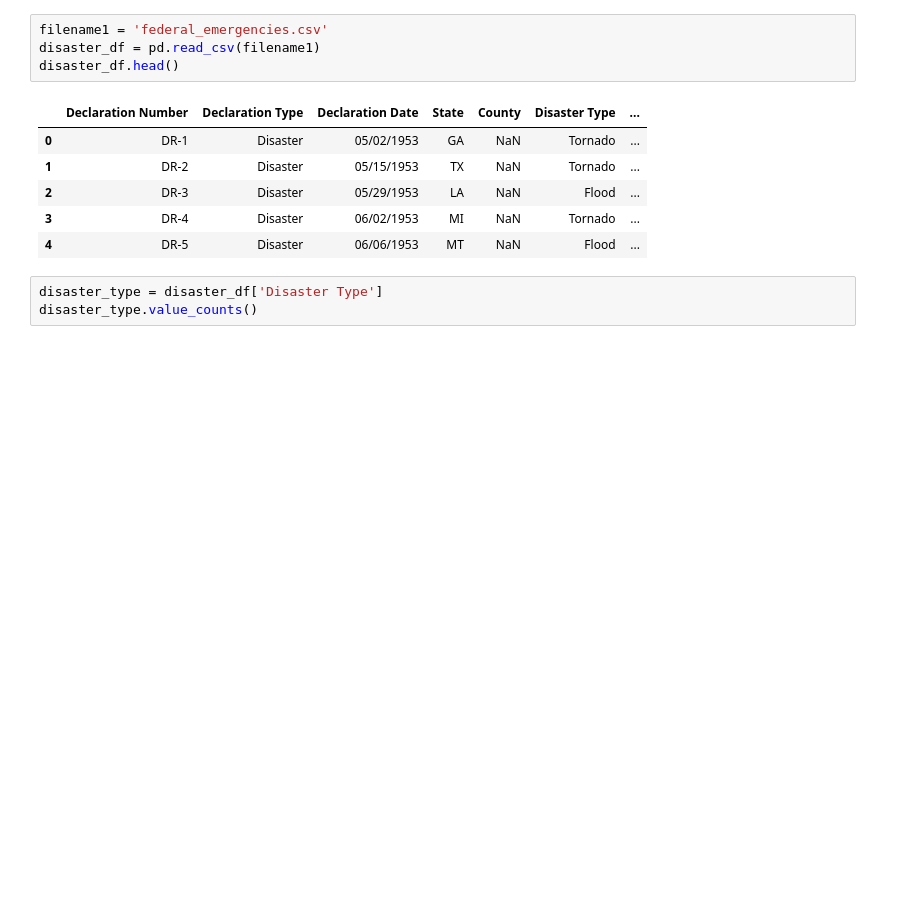
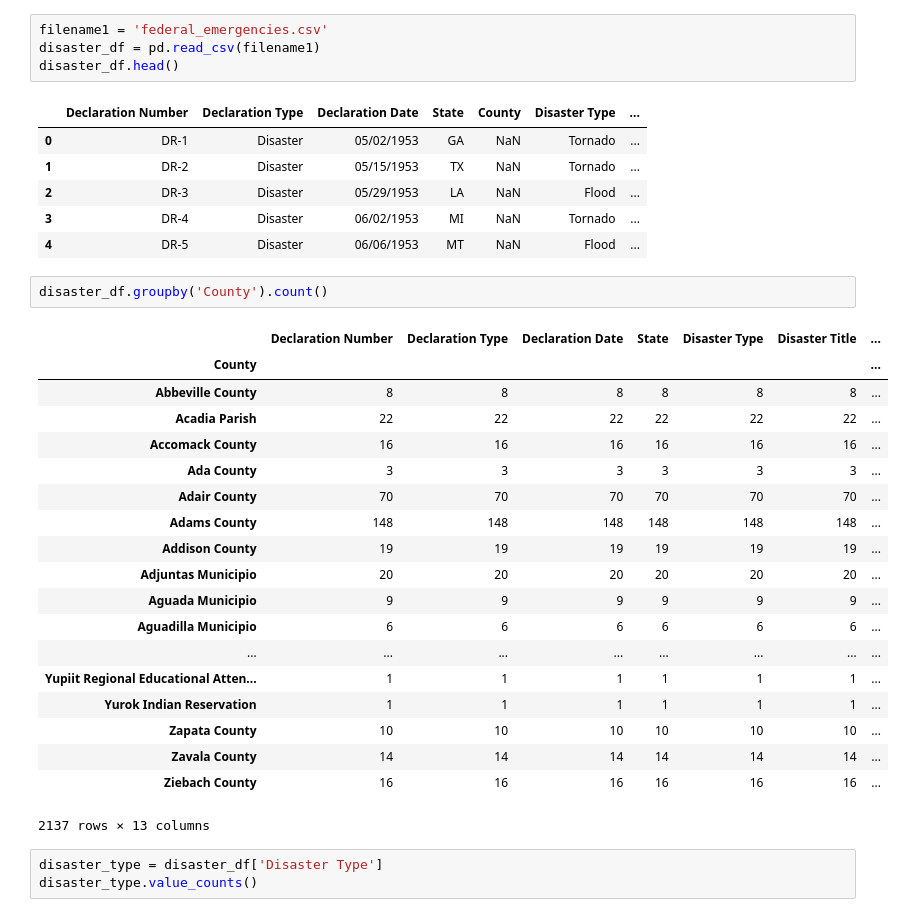
Before and after one commit to karahahn/Springboard_Capstone1, a Jupyter notebook: Exploring the Data.ipynb, the cells around one changed output. Saved outputs shown, nothing was run; the diff lists cells and outputs as text; blank space fills up the shorter version.

```diff
--- a/Exploring the Data.ipynb
+++ b/Exploring the Data.ipynb
@@ -175,6 +263,28 @@ disaster_df.head()
 | 2 | DR-3 | Disaster | 05/29/1953 | LA | NaN | Flood | ... |
 | 3 | DR-4 | Disaster | 06/02/1953 | MI | NaN | Tornado | ... |
 | 4 | DR-5 | Disaster | 06/06/1953 | MT | NaN | Flood | ... |
+# %%
+disaster_df.groupby('County').count()
+# %% [output]
+|  | Declaration Number | Declaration Type | Declaration Date | State | Disaster Type | Disaster Title | ... |
+| County |  |  |  |  |  |  | ... |
+| Abbeville County | 8 | 8 | 8 | 8 | 8 | 8 | ... |
+| Acadia Parish | 22 | 22 | 22 | 22 | 22 | 22 | ... |
+| Accomack County | 16 | 16 | 16 | 16 | 16 | 16 | ... |
+| Ada County | 3 | 3 | 3 | 3 | 3 | 3 | ... |
+| Adair County | 70 | 70 | 70 | 70 | 70 | 70 | ... |
+| Adams County | 148 | 148 | 148 | 148 | 148 | 148 | ... |
+| Addison County | 19 | 19 | 19 | 19 | 19 | 19 | ... |
+| Adjuntas Municipio | 20 | 20 | 20 | 20 | 20 | 20 | ... |
+| Aguada Municipio | 9 | 9 | 9 | 9 | 9 | 9 | ... |
+| Aguadilla Municipio | 6 | 6 | 6 | 6 | 6 | 6 | ... |
+| ... | ... | ... | ... | ... | ... | ... | ... |
+| Yupiit Regional Educational Atten... | 1 | 1 | 1 | 1 | 1 | 1 | ... |
+| Yurok Indian Reservation | 1 | 1 | 1 | 1 | 1 | 1 | ... |
+| Zapata County | 10 | 10 | 10 | 10 | 10 | 10 | ... |
+| Zavala County | 14 | 14 | 14 | 14 | 14 | 14 | ... |
+| Ziebach County | 16 | 16 | 16 | 16 | 16 | 16 | ... |
+2137 rows × 13 columns
 # %%
 disaster_type = disaster_df['Disaster Type']
 disaster_type.value_counts()
```
Also changed, not shown: parts of 13 cells of this notebook.
